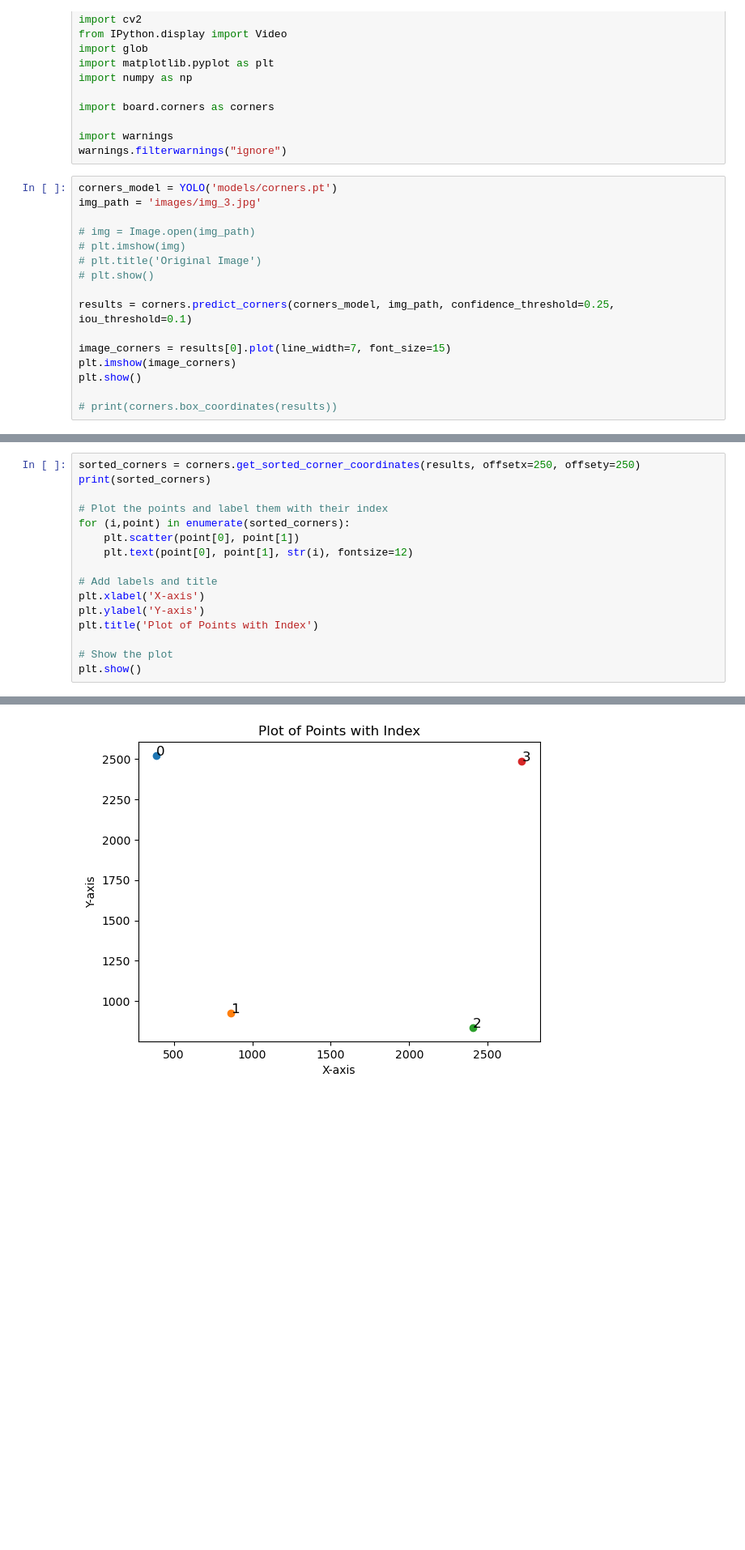
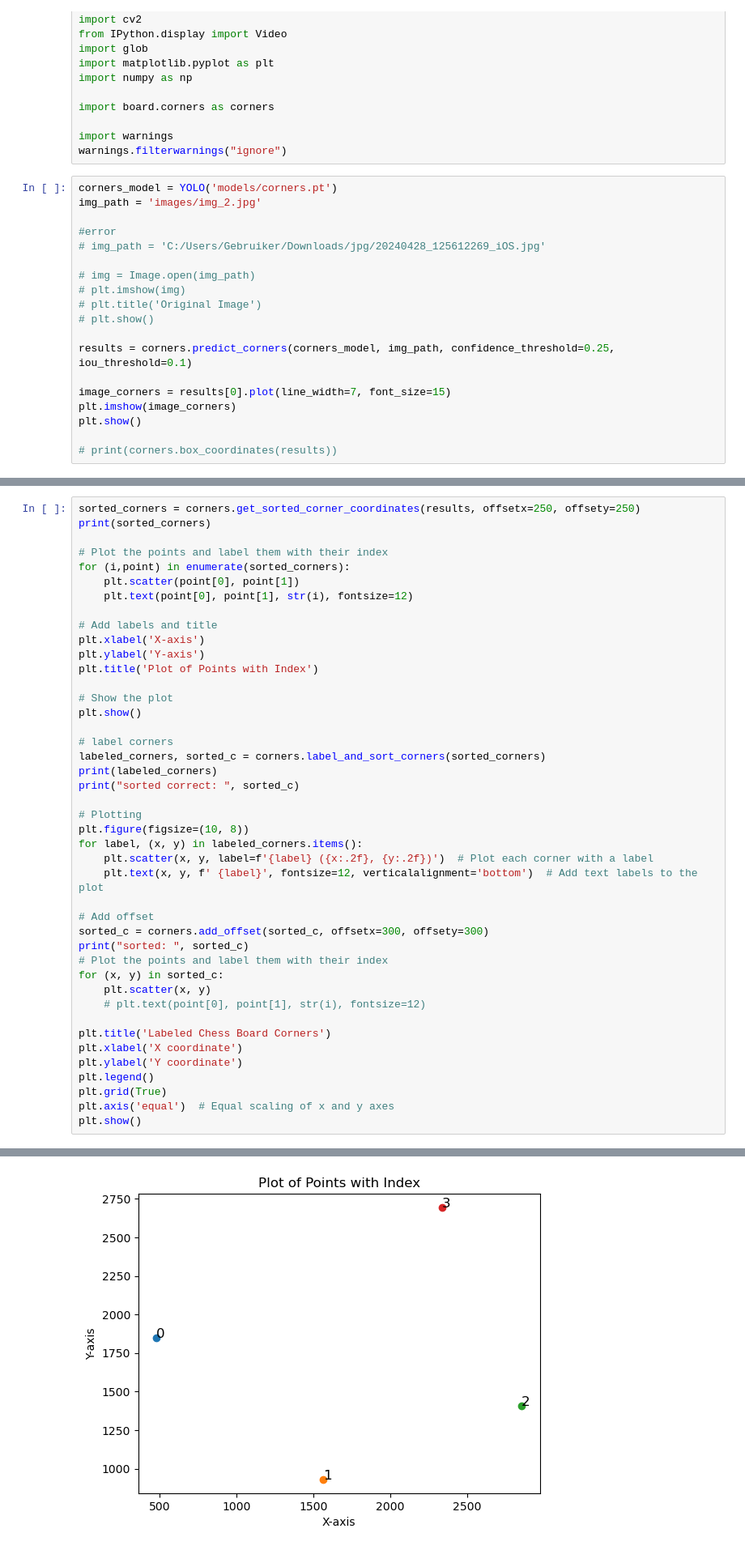
Before and after one commit to MichielCreemers/ChessVision, a Jupyter notebook: test.ipynb, the cells around one changed output, grey strips where cells are left out. Shown at 81% size. Drawn from its saved outputs; the diff is of its cells as text; blank space fills up the shorter version.

```diff
--- a/test.ipynb
+++ b/test.ipynb
@@ -16,7 +16,10 @@ import warnings
 warnings.filterwarnings("ignore")
 # %%
 corners_model = YOLO('models/corners.pt')
-img_path = 'images/img_3.jpg'
+img_path = 'images/img_2.jpg'
+
+#error
+# img_path = 'C:/Users/Gebruiker/Downloads/jpg/20240428_125612269_iOS.jpg'
 
 # img = Image.open(img_path)
 # plt.imshow(img)
@@ -50,4 +53,31 @@ plt.title('Plot of Points with Index')
 
 # Show the plot
 plt.show()
+
+# label corners
+labeled_corners, sorted_c = corners.label_and_sort_corners(sorted_corners)
+print(labeled_corners)
+print("sorted correct: ", sorted_c)
+
+# Plotting
+plt.figure(figsize=(10, 8))
+for label, (x, y) in labeled_corners.items():
+    plt.scatter(x, y, label=f'{label} ({x:.2f}, {y:.2f})')  # Plot each corner with a label
+    plt.text(x, y, f' {label}', fontsize=12, verticalalignment='bottom')  # Add text labels to the plot
+
+# Add offset
+sorted_c = corners.add_offset(sorted_c, offsetx=300, offsety=300)
+print("sorted: ", sorted_c)
+# Plot the points and label them with their index
+for (x, y) in sorted_c:
+    plt.scatter(x, y)
+    # plt.text(point[0], point[1], str(i), fontsize=12)
+
+plt.title('Labeled Chess Board Corners')
+plt.xlabel('X coordinate')
+plt.ylabel('Y coordinate')
+plt.legend()
+plt.grid(True)
+plt.axis('equal')  # Equal scaling of x and y axes
+plt.show()
 # %% [output]
@@ -55 +85 @@ plt.show()
-[figure, old version]
+[figure, new version]
```
Also changed, not shown: parts of 6 cells of this notebook.
